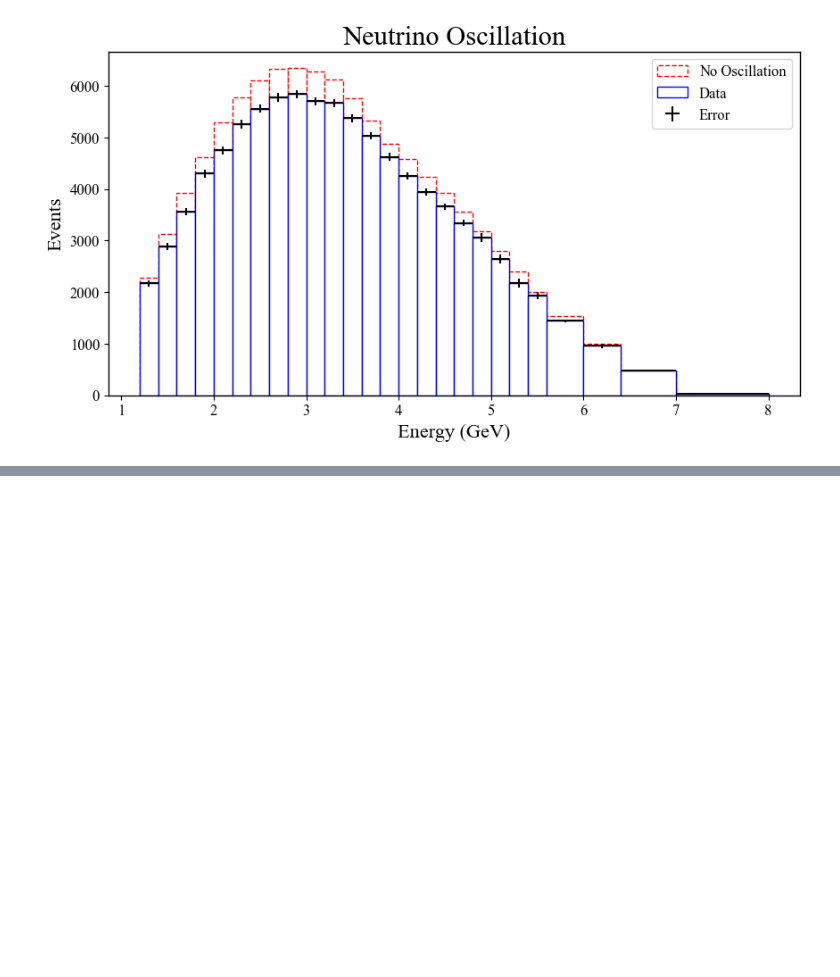
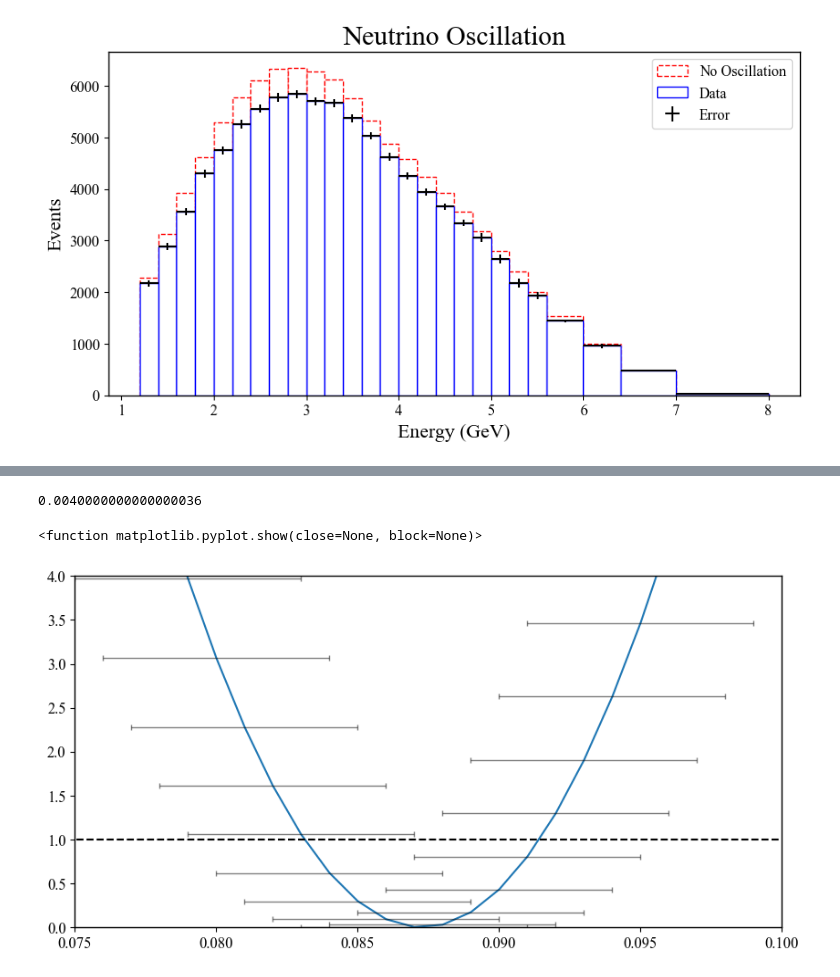
Before and after one commit to lewismcnish/Physics, a Jupyter notebook: Year_3/it_lab/task_3_neutrino.ipynb, the cells around one changed output, grey strips where cells are left out. Drawn from its saved outputs; the diff is of its cells as text; code cells hidden in the pictures; blank space fills up the shorter version.

```diff
--- a/Year_3/it_lab/task_3_neutrino.ipynb
+++ b/Year_3/it_lab/task_3_neutrino.ipynb
@@ -138,0 +161,35 @@ print(result.x)
+# %%
+
+
+plt.figure(figsize=(10,5))
+#print(np.where(scan_y == np.min(scan_y)))
+y_val = np.zeros_like(scan_y)
+
+# for i in range(len(scan_y)):
+#     res[i] = scan_y[i]-scan_y[np.where(scan_y == np.min(scan_y))]
+
+for i in range(len(scan_y)):
+    y_val[i] = scan_y[i]-result.fun
+# xllim = theta2[int(np.where(res == np.min(res)))-10]
+# xulim = theta2[np.where(res == np.min(res))+10]
+
+# zero = theta2[np.where(np.round(y_val) == 0)]
+# index_theta2 = np.where(np.min(y_val)== y_val)
+
+x_val_y_1 = theta2[np.where(np.round(y_val) == 1)]
+x_err = (x_val_y_1[2]-x_val_y_1[0])/2
+x_errs = np.full_like(theta2,x_err)
+
+print(x_err)
+
+
+plt.plot(theta2,y_val)
+plt.plot(theta2,np.full_like(theta2,1),linestyle = '--',color = 'black')
+plt.errorbar(theta2,y_val,xerr = x_errs,fmt = 'none',color = 'black',alpha = 0.5,label = '1$\sigma$',elinewidth = 1,capsize = 2)
+plt.ylim(0,4)
+plt.xlim(0.075,0.10)
+plt.show
+# %% [output]
+0.0040000000000000036
+<function matplotlib.pyplot.show(close=None, block=None)>
+[figure, added]
```
Also changed, not shown: parts of 4 cells of this notebook.
